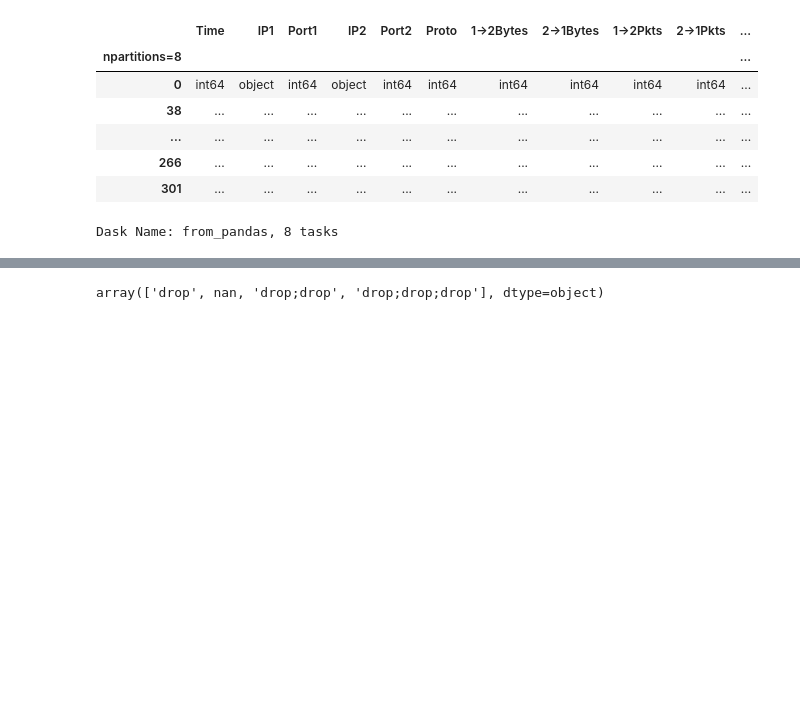
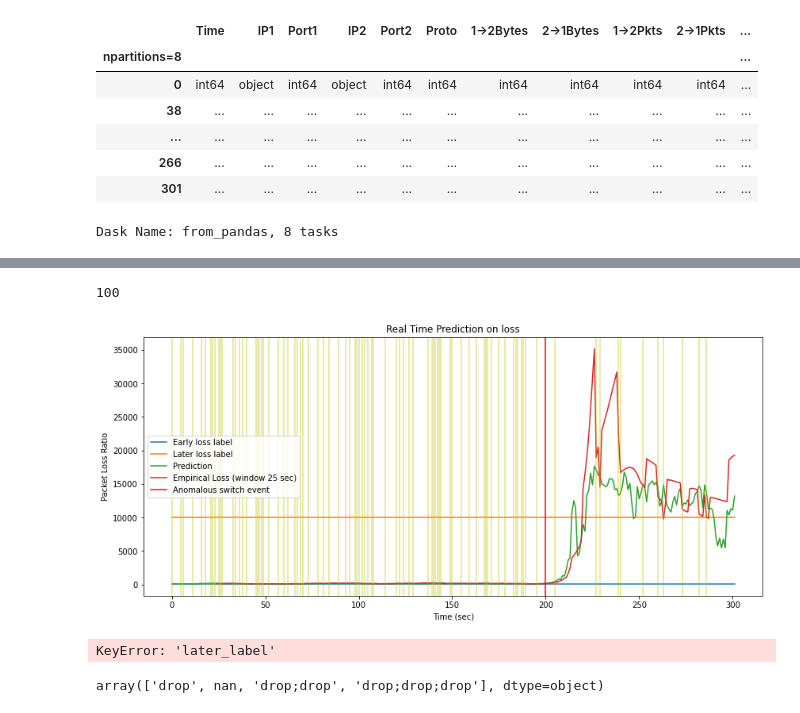
Before and after one commit to LauraDiao/Anomaly_Detectives, a Jupyter notebook: benwk5.ipynb, the cells around one changed output, grey strips where cells are left out. Drawn from its saved outputs; the diff is of its cells as text; code cells hidden in the pictures; blank space fills up the shorter version.

```diff
--- a/benwk5.ipynb
+++ b/benwk5.ipynb
@@ -473,3 +451,60 @@ def plot_model_predictions(window):
+# %%
+def plot_model_predictions(df, label='loss', windowsize=25, shift_time=180):
+    '''requires a dataframe merged with with losslog data, plots its shifttime'''
+
+    df = df.copy()
+    if(label=='loss'):
+        # latency features
+        indexcol = ['byte_ratio', 'pkt_ratio', 'time_spread', 'total_bytes', '2->1Pkts']
+    else:
+        # loss features
+        indexcol = ['total_pkts', 'total_pkt_sizes', '2->1Bytes', 'number_ms', 'mean_tdelta', 'max_tdelta']
+
+    # print(len(indexcol),df[[x for x in indexcol if x in df.columns]])
+    ct = pd.read_csv('outputs/combined_transform.csv').rename(
+    {'mean_tdelta.1': 'mean_tdelta_amin', 'mean_tdelta.2':'mean_tdelta_amax'},
+    axis=1)
+
+    X_train, X_test, y_train, y_test = train_test_split(
+        ct[[x for x in indexcol if x in df.columns]], ct[label_col])
+    # print(X_train.shape, X_test.shape, y_train.shape, y_test.shape)
+    etree = RandomForestRegressor(n_estimators=100, n_jobs=4)
+    etreeft = etree.fit(X_train,y_train)
+
+    df['prediction'] = etree.predict(df[indexcol].rolling(10).mean().bfill()) # prediction
+
+    # fig = plt.figure()
+    print(df[label].values[0])
+    def emp_loss(df, window=25):
+        '''returns empirical loss over a window of time.'''
+        return (df['total_pkts'].rolling(window).sum() /
+            df['event'].str.replace('switch', '').str.split(';').str.len().fillna(0).rolling(window).sum())
+
+
+    df[['loss', f'later_{label}', 'prediction']].plot()
+    emp_loss(dfr, windowsize).plot(figsize=(14,6), title=f'Real Time Prediction on {label}', xlabel='Time (sec)', ylabel='Packet Loss Ratio')
+    plt.axvline(x=shift_time, color='r')
+
+    plt.legend([
+        'Early loss label',
+        'Later loss label',
+        'Prediction',
+        f'Empirical Loss (window {windowsize} sec)',
+        'Anomalous switch event'
+        ], loc='center left')
+    for i in df[~df['event'].isnull()].index:
+        plt.axvline(x=i, color='y', alpha=.45)
+    path = os.path.join(os.getcwd() , "outputs")
+    saveto = os.path.join(path, "eda",f'{label}_model_preds.png')
+    plt.savefig(saveto)
+plot_model_predictions(dfr, shift_time=200)
+# %% [output]
+100
+[figure, added]
+# %%
+df['later_label']
+# %% [output]
+KeyError: 'later_label'
 # %%
 df['event'].unique()
 # %% [output]
```
Also changed, not shown: parts of 8 cells of this notebook, 5 other files.
